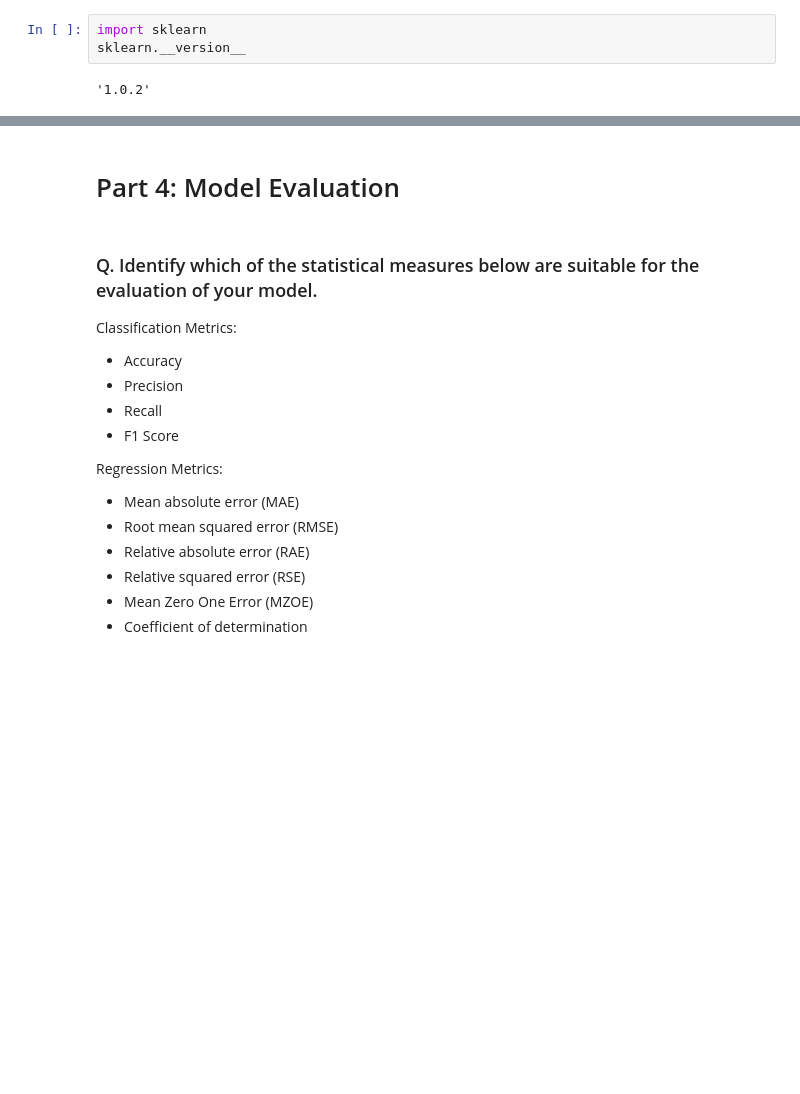
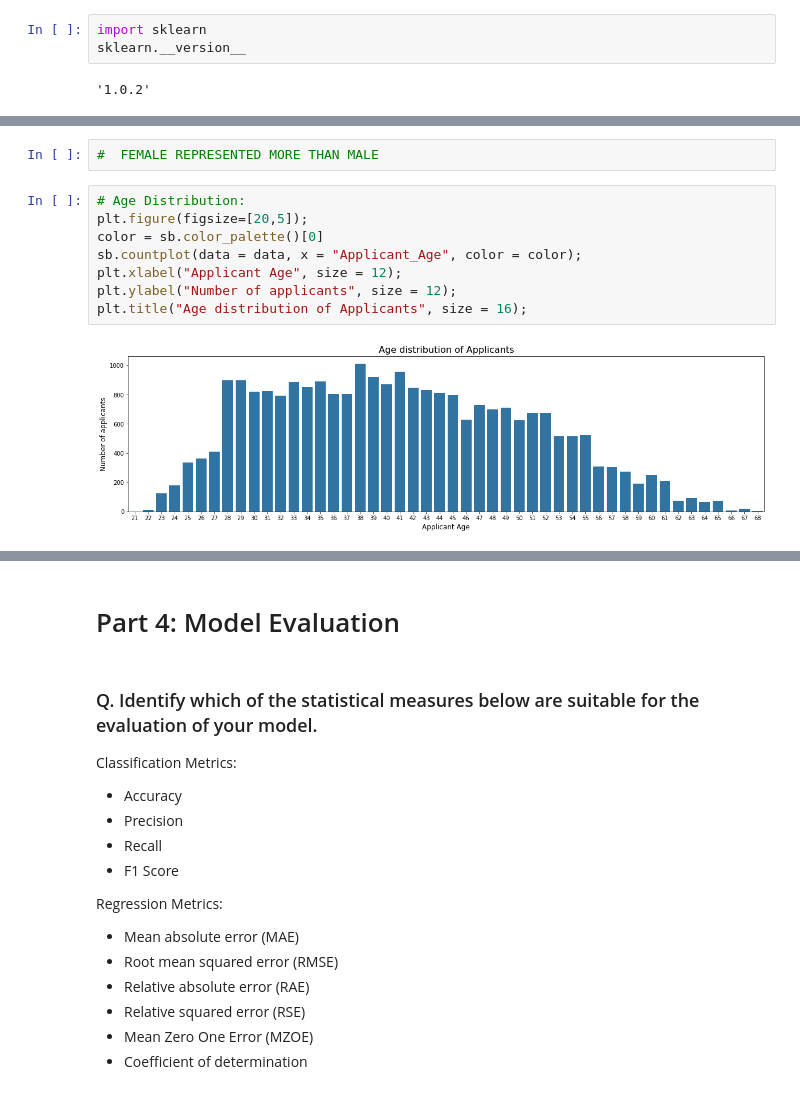
Before and after one commit to ShodekeA/MyProjects, a Jupyter notebook: Credit_card_application_AS.ipynb, the cells around one changed output, grey strips where cells are left out. Drawn from its saved outputs; the diff is of its cells as text; blank space fills up the shorter version.

```diff
--- a/Credit_card_application_AS.ipynb
+++ b/Credit_card_application_AS.ipynb
@@ -293,0 +310,12 @@ sklearn.__version__
+# %%
+#  FEMALE REPRESENTED MORE THAN MALE
+# %%
+# Age Distribution:
+plt.figure(figsize=[20,5]);
+color = sb.color_palette()[0]
+sb.countplot(data = data, x = "Applicant_Age", color = color);
+plt.xlabel("Applicant Age", size = 12);
+plt.ylabel("Number of applicants", size = 12);
+plt.title("Age distribution of Applicants", size = 16);
+# %% [output]
+[figure, added]
```
Also changed, not shown: parts of 13 cells of this notebook.
